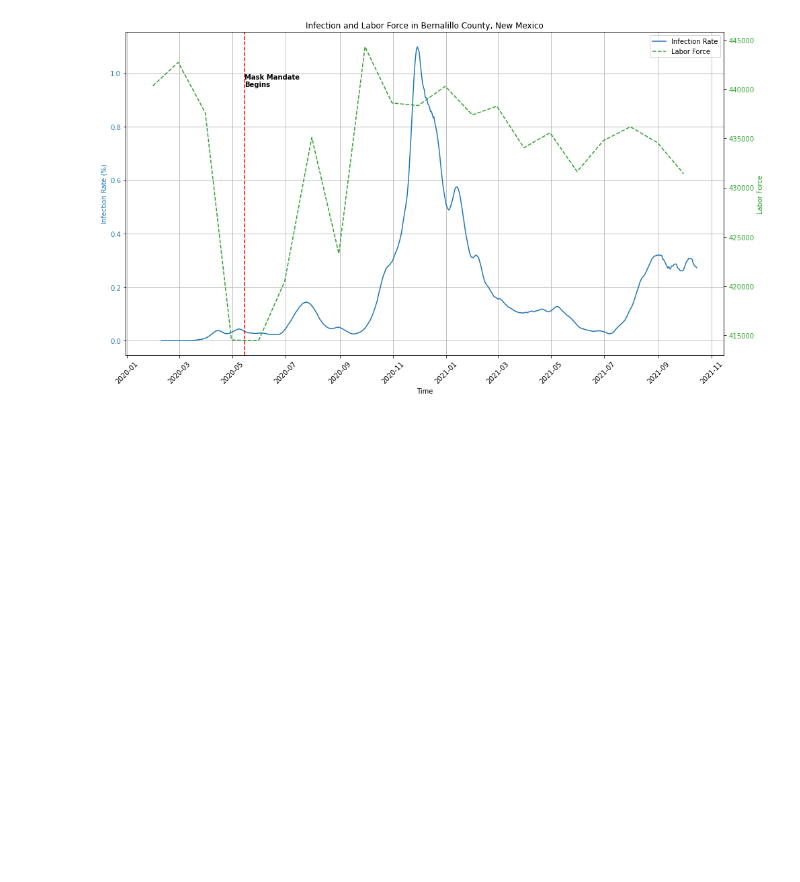
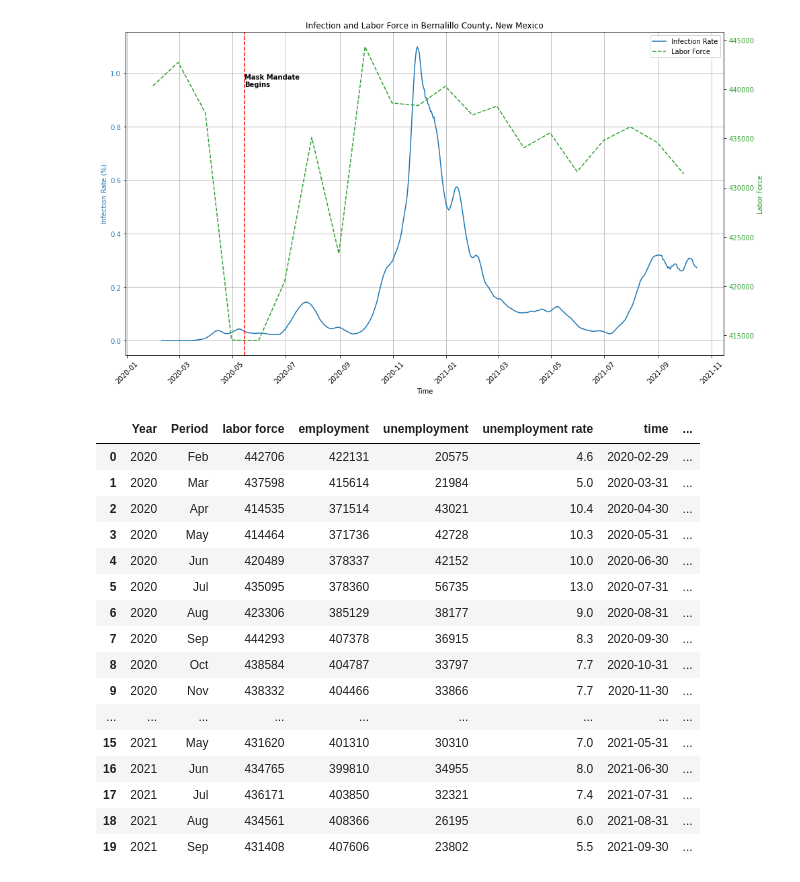
Before and after one commit to jchen023/data-512-a7, a Jupyter notebook: src/project_analysis.ipynb, the cells around one changed output. Saved outputs shown, nothing was run; the diff lists cells and outputs as text; code cells hidden in the pictures; blank space fills up the shorter version.

```diff
--- a/project_analysis.ipynb
+++ b/src/project_analysis.ipynb
@@ -4,9 +4,9 @@ import pandas as pd
 import matplotlib.pyplot as plt
 import calendar
 # %%
-mask = pd.read_csv("./raw_data/mask-use-by-county.csv")
-cases = pd.read_csv("./raw_data/RAW_us_confirmed_cases.csv")
-mandate = pd.read_csv("./raw_data/U.S._State_and_Territorial_Public_Mask_Mandates_From_April_10__2020_through_August_15__2021_by_County_by_Day.csv")
+mask = pd.read_csv("../raw_data/mask-use-by-county.csv")
+cases = pd.read_csv("../raw_data/RAW_us_confirmed_cases.csv")
+mandate = pd.read_csv("../raw_data/U.S._State_and_Territorial_Public_Mask_Mandates_From_April_10__2020_through_August_15__2021_by_County_by_Day.csv")
 # %% [markdown]
 ### I will find when mask mandate started in Bernalillo County, NM. Mask mandate did not change in Bernalillo County since it came out.
 # %%
@@ -129,7 +129,7 @@ plt.show()
 # %% [markdown]
 ### Now I will read in the employment data.
 # %%
-labor_df = pd.read_csv('raw_data/BLS_Alberquerque.csv')
+labor_df = pd.read_csv('../raw_data/BLS_Alberquerque.csv')
 labor_df.head()
 # %% [output]
 |  | Year | Period | labor force | employment | unemployment | unemployment rate |
@@ -207,5 +207,4 @@ Name: covid_monthly_infection_diff, dtype: float64
 labor_df['unemployment_diff'] = labor_df["unemployment"].diff()
 labor_df['labor_force_diff'] = labor_df['labor force'].diff()
 # %%
-df_test = labor_df.merge(covid_monthly_infection_diff, right_on='date', left_on="time")\
-            .drop(columns=["Year", "Period", "time"]).dropna()
+df_test = labor_df.merge(covid_monthly_infection_diff, right_on='date', left_on="time").dropna()
@@ -304,3 +307,23 @@ fig.tight_layout()  # otherwise the right y-label is slightly clipped
 plt.show()
 # %% [output]
 [figure]
+# %%
+df_test
+# %% [output]
+|  | Year | Period | labor force | employment | unemployment | unemployment rate | time | ... |
+| 0 | 2020 | Feb | 442706 | 422131 | 20575 | 4.6 | 2020-02-29 | ... |
+| 1 | 2020 | Mar | 437598 | 415614 | 21984 | 5.0 | 2020-03-31 | ... |
+| 2 | 2020 | Apr | 414535 | 371514 | 43021 | 10.4 | 2020-04-30 | ... |
+| 3 | 2020 | May | 414464 | 371736 | 42728 | 10.3 | 2020-05-31 | ... |
+| 4 | 2020 | Jun | 420489 | 378337 | 42152 | 10.0 | 2020-06-30 | ... |
+| 5 | 2020 | Jul | 435095 | 378360 | 56735 | 13.0 | 2020-07-31 | ... |
+| 6 | 2020 | Aug | 423306 | 385129 | 38177 | 9.0 | 2020-08-31 | ... |
+| 7 | 2020 | Sep | 444293 | 407378 | 36915 | 8.3 | 2020-09-30 | ... |
+| 8 | 2020 | Oct | 438584 | 404787 | 33797 | 7.7 | 2020-10-31 | ... |
+| 9 | 2020 | Nov | 438332 | 404466 | 33866 | 7.7 | 2020-11-30 | ... |
+| ... | ... | ... | ... | ... | ... | ... | ... | ... |
+| 15 | 2021 | May | 431620 | 401310 | 30310 | 7.0 | 2021-05-31 | ... |
+| 16 | 2021 | Jun | 434765 | 399810 | 34955 | 8.0 | 2021-06-30 | ... |
+| 17 | 2021 | Jul | 436171 | 403850 | 32321 | 7.4 | 2021-07-31 | ... |
+| 18 | 2021 | Aug | 434561 | 408366 | 26195 | 6.0 | 2021-08-31 | ... |
+| 19 | 2021 | Sep | 431408 | 407606 | 23802 | 5.5 | 2021-09-30 | ... |
```
Also changed, not shown: parts of 4 cells of this notebook, 6 other files.
